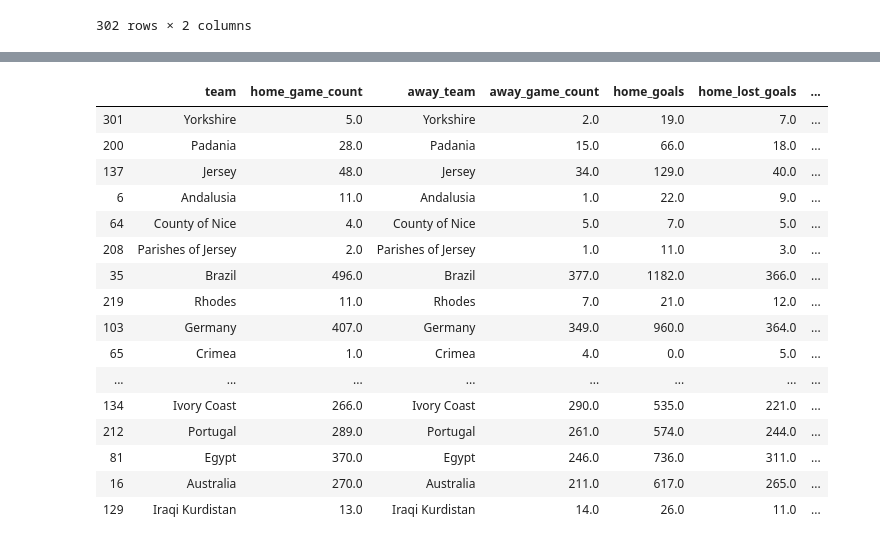
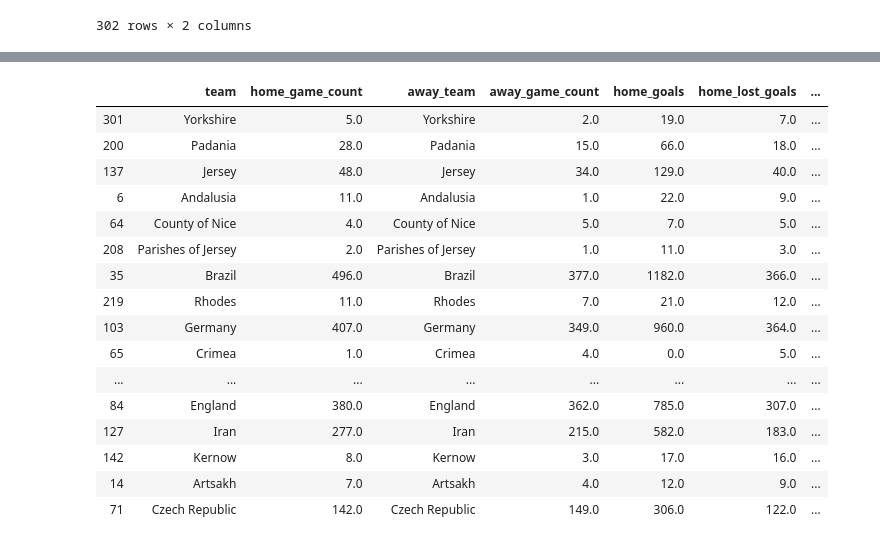
Before and after one commit to bfiroozfard/King_of_Football, a Jupyter notebook: post_WWII_overview_C.ipynb, the cells around one changed output, grey strips where cells are left out. Saved outputs shown, nothing was run; the diff lists cells and outputs as text; code cells hidden in the pictures.

```diff
--- a/post_WWII_overview_C.ipynb
+++ b/post_WWII_overview_C.ipynb
@@ -188,24 +188,24 @@ pwii_overview_combined_wins
 # %%
 pwii_overview_combined_wins['winning_rate']=pwii_overview_combined_wins.results / pwii_overview_combined_wins.total_games
 pwii_overview_combined_ranked = pwii_overview_combined_wins.sort_values(by='winning_rate',ascending=False)
-pwii_overview_combined_ranked.head(40)
+pwii_overview_combined_ranked.head(20)
 # %% [output]
 |  | team | home_game_count | away_team | away_game_count | home_goals | home_lost_goals | ... |
 | 301 | Yorkshire | 5.0 | Yorkshire | 2.0 | 19.0 | 7.0 | ... |
 | 200 | Padania | 28.0 | Padania | 15.0 | 66.0 | 18.0 | ... |
 | 137 | Jersey | 48.0 | Jersey | 34.0 | 129.0 | 40.0 | ... |
 | 6 | Andalusia | 11.0 | Andalusia | 1.0 | 22.0 | 9.0 | ... |
 | 64 | County of Nice | 4.0 | County of Nice | 5.0 | 7.0 | 5.0 | ... |
 | 208 | Parishes of Jersey | 2.0 | Parishes of Jersey | 1.0 | 11.0 | 3.0 | ... |
 | 35 | Brazil | 496.0 | Brazil | 377.0 | 1182.0 | 366.0 | ... |
 | 219 | Rhodes | 11.0 | Rhodes | 7.0 | 21.0 | 12.0 | ... |
 | 103 | Germany | 407.0 | Germany | 349.0 | 960.0 | 364.0 | ... |
 | 65 | Crimea | 1.0 | Crimea | 4.0 | 0.0 | 5.0 | ... |
 | ... | ... | ... | ... | ... | ... | ... | ... |
-| 134 | Ivory Coast | 266.0 | Ivory Coast | 290.0 | 535.0 | 221.0 | ... |
-| 212 | Portugal | 289.0 | Portugal | 261.0 | 574.0 | 244.0 | ... |
-| 81 | Egypt | 370.0 | Egypt | 246.0 | 736.0 | 311.0 | ... |
-| 16 | Australia | 270.0 | Australia | 211.0 | 617.0 | 265.0 | ... |
-| 129 | Iraqi Kurdistan | 13.0 | Iraqi Kurdistan | 14.0 | 26.0 | 11.0 | ... |
+| 84 | England | 380.0 | England | 362.0 | 785.0 | 307.0 | ... |
+| 127 | Iran | 277.0 | Iran | 215.0 | 582.0 | 183.0 | ... |
+| 142 | Kernow | 8.0 | Kernow | 3.0 | 17.0 | 16.0 | ... |
+| 14 | Artsakh | 7.0 | Artsakh | 4.0 | 12.0 | 9.0 | ... |
+| 71 | Czech Republic | 142.0 | Czech Republic | 149.0 | 306.0 | 122.0 | ... |
 # %%
 pwii_overview_combined_ranked.to_csv('pwii_overview_ranked_1003.csv')
```
Also changed, not shown: parts of 9 cells of this notebook, 1 other file.
